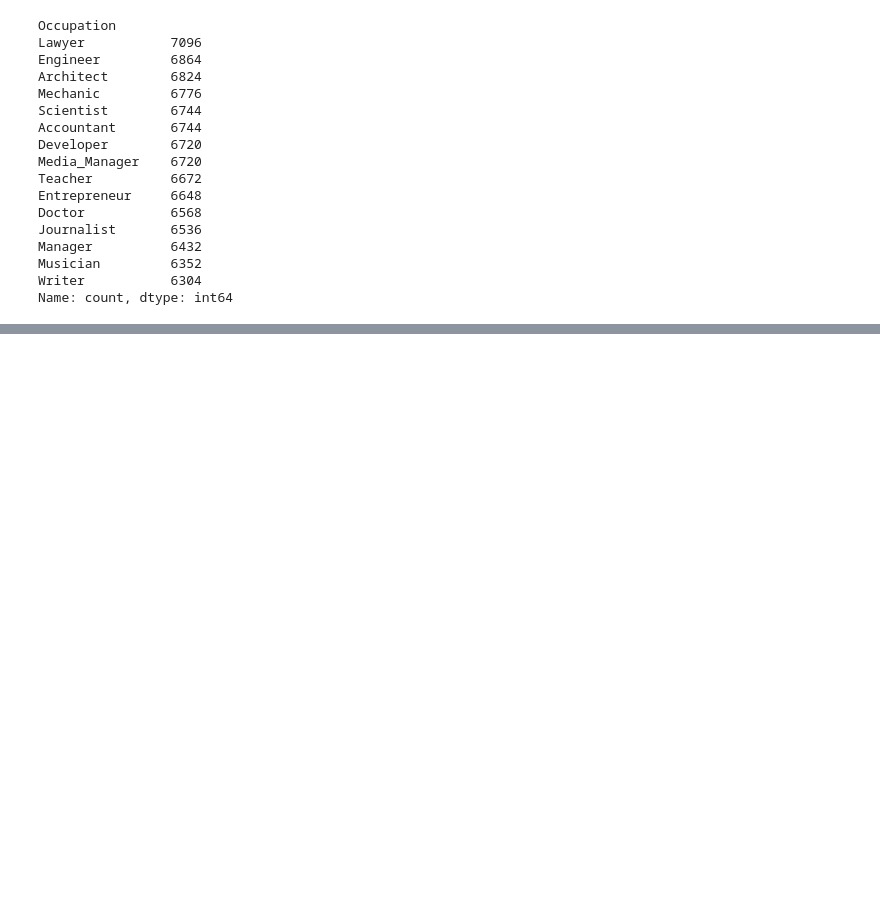
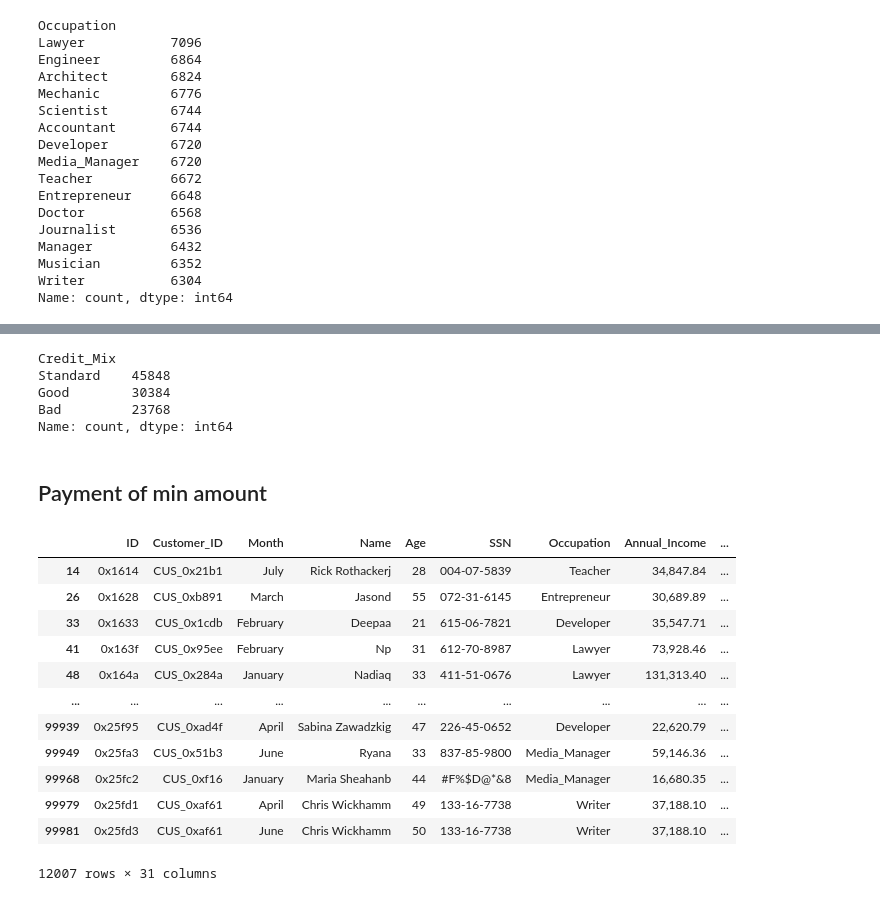
Before and after one commit to FerCorcuera/Credit-Score-Classification, a Jupyter notebook: notebooks/01_data_cleaning.ipynb, the cells around one changed output, grey strips where cells are left out. Saved outputs shown, nothing was run; the diff lists cells and outputs as text; code cells hidden in the pictures; blank space fills up the shorter version.

Commit message:
cleaning: Finished the first notebook draft for cleaning categorical features

```diff
--- a/notebooks/01_data_cleaning.ipynb
+++ b/notebooks/01_data_cleaning.ipynb
@@ -240,0 +268,7 @@ Name: count, dtype: int64
+# %%
+unique_loans = set()
+
+for loans in train_df["Type_of_Loan"]:
+    unique_loans.update(loans)
+
+unique_loans
@@ -240,0 +285,3 @@ Name: count, dtype: int64
+# %%
+for loan in unique_loans:
+    train_df[loan] = train_df["Type_of_Loan"].apply(lambda x: int(loan in x))
@@ -240,0 +370,7 @@ Name: count, dtype: int64
+# %%
+df_test_cm = (
+    train_df[train_df["Credit_Mix"] != "_"].groupby("Customer_ID")["Credit_Mix"].first()
+)
+
+train_df["Credit_Mix_Filled"] = train_df["Customer_ID"].map(df_test_cm)
+train_df["Credit_Mix_Filled"]
@@ -240,0 +390,29 @@ Name: count, dtype: int64
+# %%
+train_df.loc[train_df["Credit_Mix"] == "_", "Credit_Mix"] = train_df[
+    "Credit_Mix_Filled"
+]
+train_df["Credit_Mix"].value_counts()
+# %% [output]
+Credit_Mix
+Standard    45848
+Good        30384
+Bad         23768
+Name: count, dtype: int64
+# %% [markdown]
+## Payment of min amount
+# %%
+train_df[train_df["Payment_of_Min_Amount"] == "NM"]
+# %% [output]
+|  | ID | Customer_ID | Month | Name | Age | SSN | Occupation | Annual_Income | ... |
+| 14 | 0x1614 | CUS_0x21b1 | July | Rick Rothackerj | 28 | 004-07-5839 | Teacher | 34,847.84 | ... |
+| 26 | 0x1628 | CUS_0xb891 | March | Jasond | 55 | 072-31-6145 | Entrepreneur | 30,689.89 | ... |
+| 33 | 0x1633 | CUS_0x1cdb | February | Deepaa | 21 | 615-06-7821 | Developer | 35,547.71 | ... |
+| 41 | 0x163f | CUS_0x95ee | February | Np | 31 | 612-70-8987 | Lawyer | 73,928.46 | ... |
+| 48 | 0x164a | CUS_0x284a | January | Nadiaq | 33 | 411-51-0676 | Lawyer | 131,313.40 | ... |
+| ... | ... | ... | ... | ... | ... | ... | ... | ... | ... |
+| 99939 | 0x25f95 | CUS_0xad4f | April | Sabina Zawadzkig | 47 | 226-45-0652 | Developer | 22,620.79 | ... |
+| 99949 | 0x25fa3 | CUS_0x51b3 | June | Ryana | 33 | 837-85-9800 | Media_Manager | 59,146.36 | ... |
+| 99968 | 0x25fc2 | CUS_0xf16 | January | Maria Sheahanb | 44 | #F%$D@*&8 | Media_Manager | 16,680.35 | ... |
+| 99979 | 0x25fd1 | CUS_0xaf61 | April | Chris Wickhamm | 49 | 133-16-7738 | Writer | 37,188.10 | ... |
+| 99981 | 0x25fd3 | CUS_0xaf61 | June | Chris Wickhamm | 50 | 133-16-7738 | Writer | 37,188.10 | ... |
+12007 rows × 31 columns
```
Also changed, not shown: parts of 22 cells of this notebook, 1 other file.
